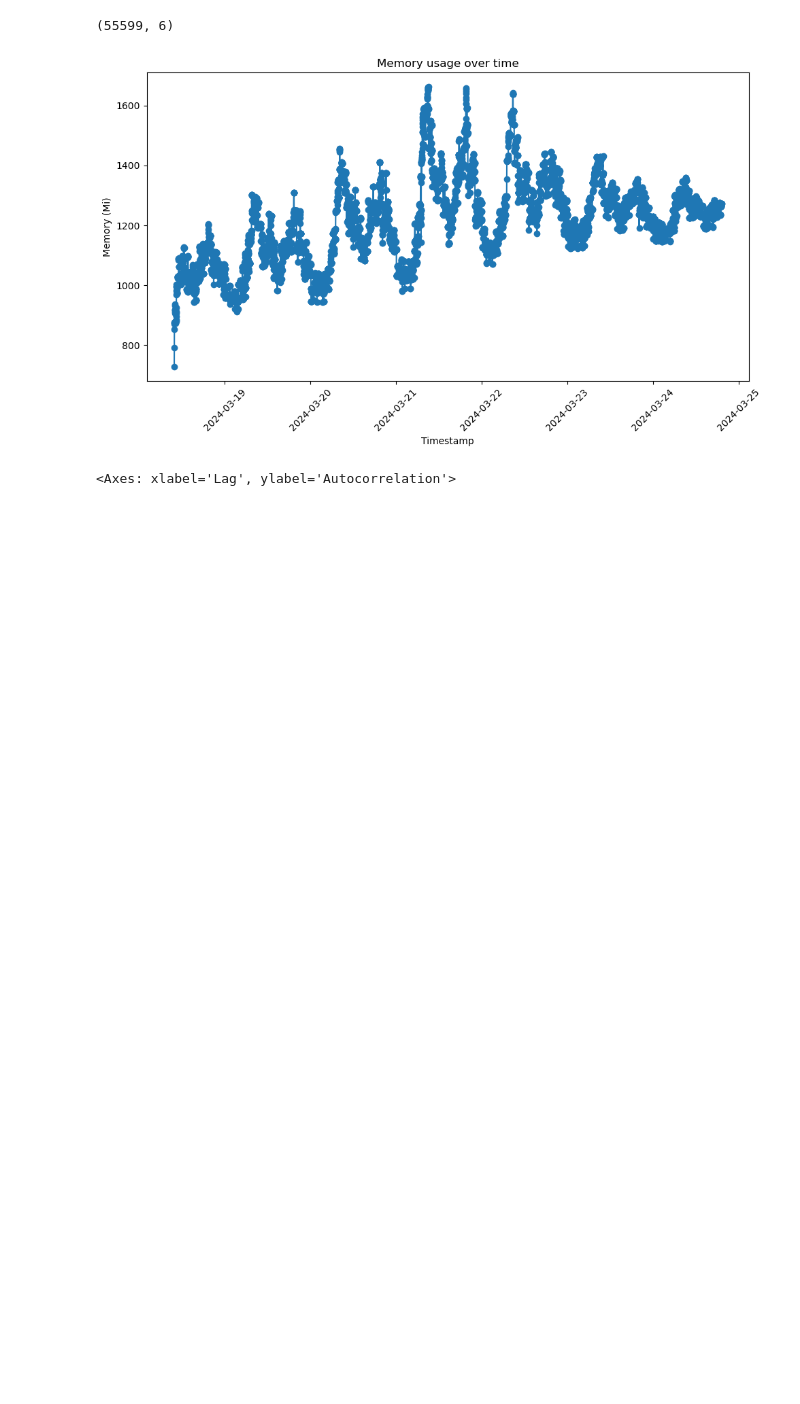
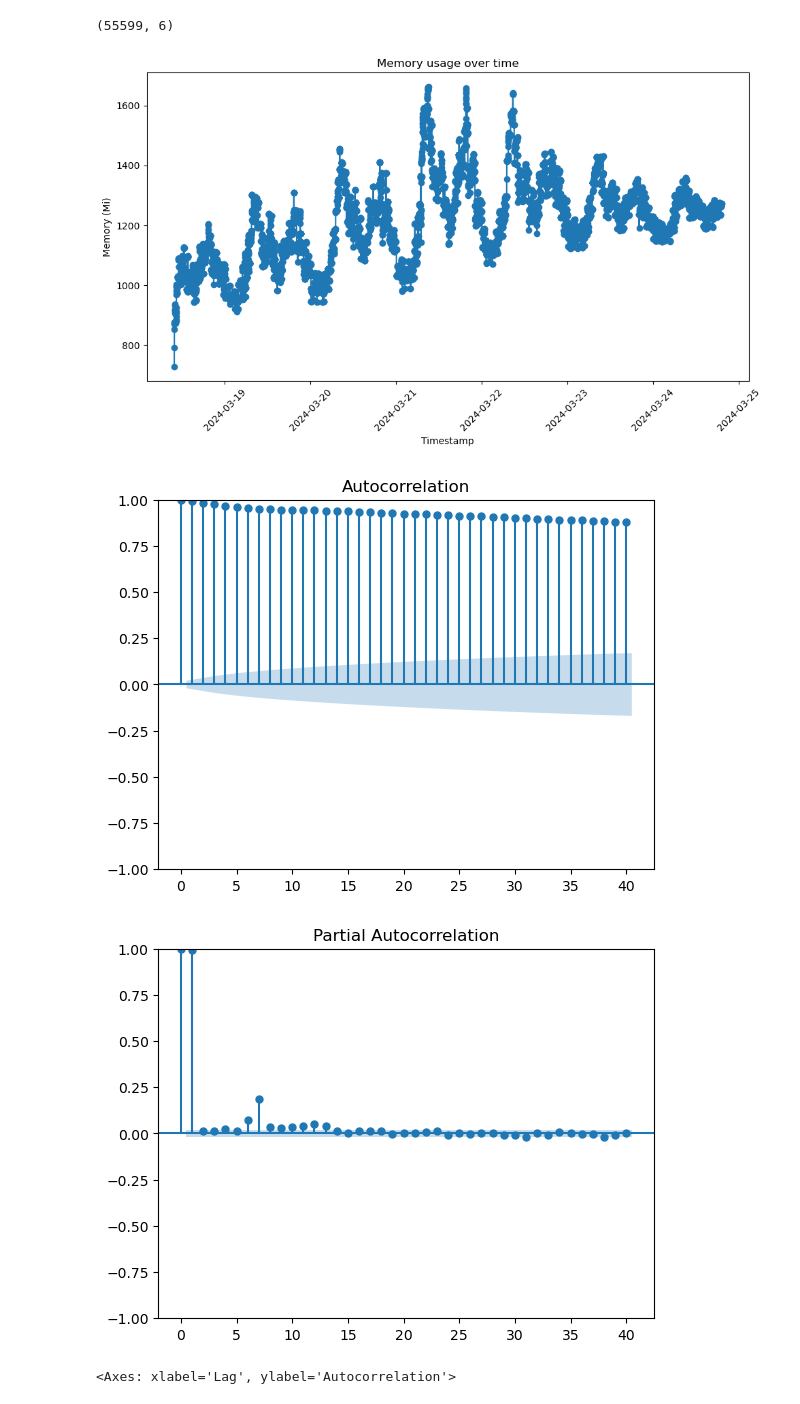
Before and after one commit to BU-Spark/ds-redhat-predictive-kubernetes, a Jupyter notebook: sp24-team-a/weekly/week8/arima_model.ipynb, the cells around one changed output. Cells and saved outputs as stored; diff of their text form; code cells hidden in the pictures; blank space fills up the shorter version.

```diff
--- a/sp24-team-a/weekly/week8/arima_model.ipynb
+++ b/sp24-team-a/weekly/week8/arima_model.ipynb
@@ -38,6 +38,14 @@ plt.tight_layout()
 plt.show()
 # %% [output]
 [figure]
+# %%
+from statsmodels.graphics.tsaplots import plot_acf, plot_pacf
+plot_acf(node_stats['Memory'], lags=40)
+plot_pacf(node_stats['Memory'], lags=40)
+plt.show()
+# %% [output]
+[figure, added]
+[figure, added]
 # %%
 from pandas.plotting import autocorrelation_plot
 
```
Also changed, not shown: parts of 18 cells of this notebook.
